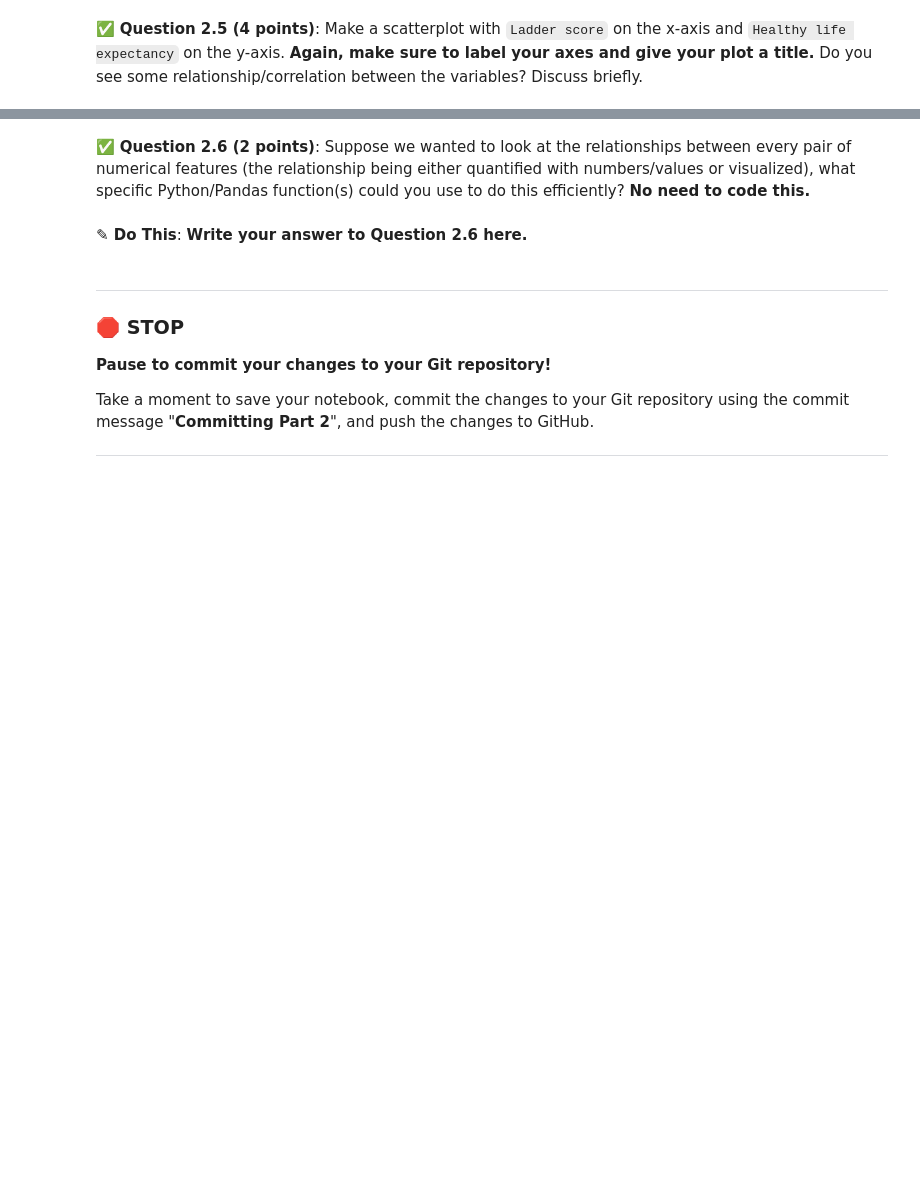
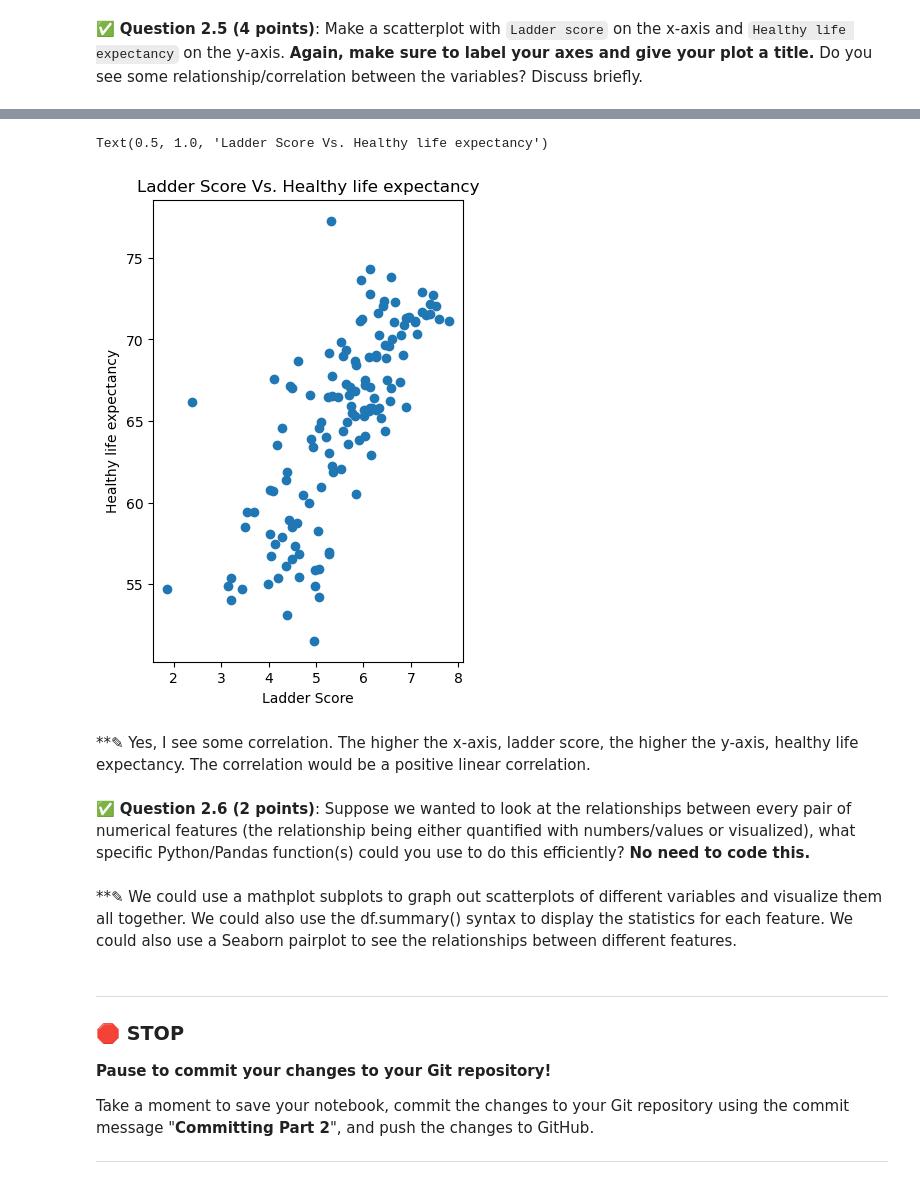
Before and after one commit to rags45/CMSE202-f23-turnin, a Jupyter notebook: midterm/CMSE202-Midterm-Section003-STUDENT.ipynb, the cells around one changed output, grey strips where cells are left out. Saved outputs shown, nothing was run; the diff lists cells and outputs as text; code cells hidden in the pictures; blank space fills up the shorter version.

```diff
--- a/midterm/CMSE202-Midterm-Section003-STUDENT.ipynb
+++ b/midterm/CMSE202-Midterm-Section003-STUDENT.ipynb
@@ -91,3 +131,7 @@ The file is also on D2L.
 &#9989; **Question 2.3.4 (2 points)**: What is the maximum `Healthy life expectancy`? What is the country/location that has it? **Hint** `Pandas` has an `idxmax()` method that can help locate the index of the maximum value in a column.
 # %%
 # Put your code for Question 2.3.4 here
+health = world['Healthy life expectancy']
+maxx = np.max(health)
+print(maxx)
+#world.idxmax('columns')
@@ -110,7 +172,19 @@ The file is also on D2L.
+# %%
+# Put your code for Question 2.5 here
+plt.figure(figsize=(4, 6))
+plt.scatter(lad,health)
+plt.ylabel('Healthy life expectancy')
+plt.xlabel('Ladder Score')
+plt.title('Ladder Score Vs. Healthy life expectancy')
+# %% [output]
+Text(0.5, 1.0, 'Ladder Score Vs. Healthy life expectancy')
+[figure, added]
+# %% [markdown]
+**<font size=+3>&#9998;</font> Yes, I see some correlation. The higher the x-axis, ladder score, the higher the y-axis, healthy life expectancy. The correlation would be a positive linear correlation.
 # %% [markdown]
 &#9989; **Question 2.6 (2 points)**: Suppose we wanted to look at the relationships between every pair of numerical features (the relationship being either quantified with numbers/values or visualized), what specific Python/Pandas function(s) could you use to do this efficiently? **No need to code this.**
-# %% [markdown]
-**<font size=+3>&#9998;</font> Do This**: **Write your answer to Question 2.6 here.**
+# %% [markdown]
+**<font size=+3>&#9998;</font> We could use a mathplot subplots to graph out scatterplots of different variables and visualize them all together. We could also use the df.summary() syntax to display the statistics for each feature. We could also use a Seaborn pairplot to see the relationships between different features.
 # %% [markdown]
 ---
 ### &#128721; STOP
```
Also changed, not shown: parts of 16 cells of this notebook.
